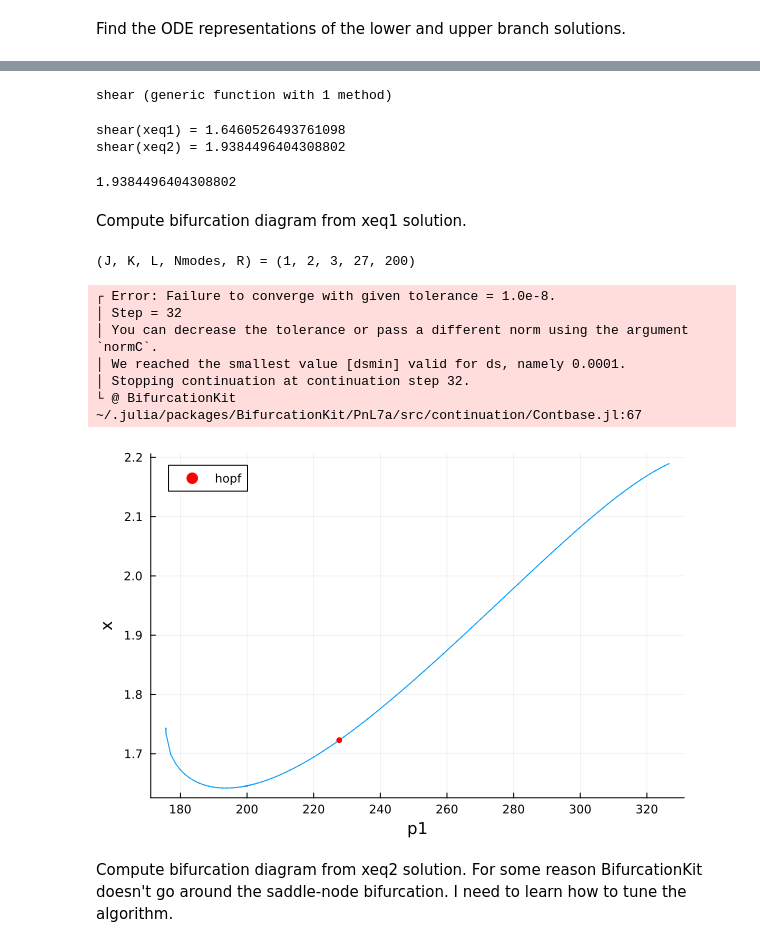
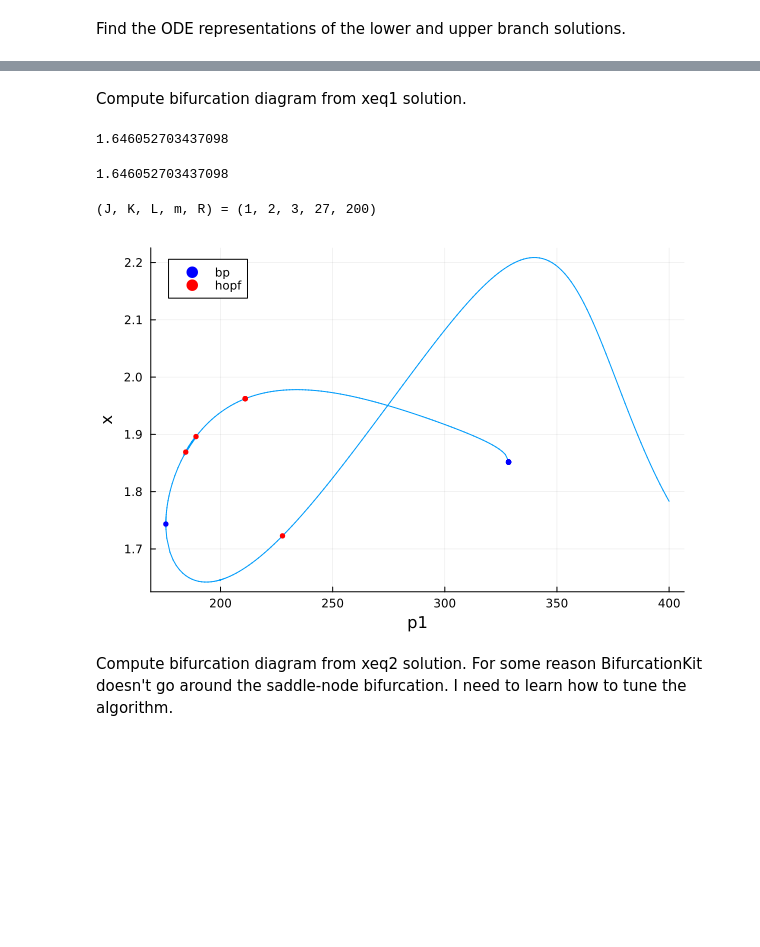
Before and after one commit to johnfgibson/CloudAtlas.jl, a Jupyter notebook: notebooks/continue-eqb.ipynb, the cells around one changed output, grey strips where cells are left out. Drawn from its saved outputs; the diff is of its cells as text; code cells hidden in the pictures; blank space fills up the shorter version.

```diff
--- a/notebooks/continue-eqb.ipynb
+++ b/notebooks/continue-eqb.ipynb
@@ -10,7 +10,7 @@ import BifurcationKit as BK
 
 using CloudAtlas
 
-display("text/html", "<style>.container { width:100% !important; }</style>")
+#display("text/html", "<style>.container { width:100% !important; }</style>")
 
 """
     myreaddlm(filename, cc='%')
@@ -25,13 +25,7 @@ function myreaddlm(filename; cc='%')
     X
 end
 
-# handy symmetry definitions
-id = Symmetry()
-sx = Symmetry(-1,1,1)
-sy = Symmetry(1,-1,1)
-sz = Symmetry(1,1,-1)
-tx = Symmetry(1,1,1, 1//2, 0//1)
-tz = Symmetry(1,1,1, 0//1, 1//2)
+sx, sy, sz, tx, tz = halfbox_symmetries()
 
 pwd()
 # %% [output]
@@ -43,12 +37,9 @@ This repeats some code from notebook `find-ode-eqb.ipynb`.
 # %%
 α, γ = 1.0, 2.0                     # Fourier wavenumbers α, γ = 2π/Lx, 2π/Lz
 J,K,L = 1,2,3                       # Bounds on Fourier modes (J,K) and wall-normal polynomials (L)
-
 H = [sx*sy*sz, sz*tx*tz]            # Generators of the symmetric subspace of the Nagata eqb
 
-@time ijkl = basisIndices(J,K,L, H) # Compute index set of H-symmetric basis elements Ψijkl
-@time Ψ = basisSet(α, γ, ijkl)      # Compute basis elements Ψijkl in the index set
-@time f, Df = ODEModel(Ψ);          # Do Galerkin projection, return f(x,R) for ODE dx/dt = f(x,R)
+model = ODEModel(α, γ, J, K, L, H)  # Construct ODE model by Galerkin projection
 
-@show Nmodes = length(Ψ)
+@show m = length(model);            # dimension of ODE model
 # %% [output]
@@ -112,50 +76,36 @@ Define function `shear(x)` for the observable in continuation diagrams
-# %%
-shearΨ = fill(0.0, Nmodes)
-for i=1:Nmodes
-    if Ψ[i].u[1].ejx.waveindex == 0 && Ψ[i].u[1].ekz.waveindex == 0
-        dΨudy = yderivative(Ψ[i].u[1])
-        shearΨ[i] = Ψ[i].u[1].coeff*(dΨudy.p(1.0)  + dΨudy.p(-1.0))/2
-    end
-end
-
-shear(x) = dot(shearΨ, x) + 1.0
-# %% [output]
-shear (generic function with 1 method)
-# %%
-@show shear(xeq1)
-@show shear(xeq2)
-# %% [output]
-shear(xeq1) = 1.6460526493761098
-shear(xeq2) = 1.9384496404308802
-1.9384496404308802
 # %% [markdown]
 Compute bifurcation diagram from xeq1 solution.
+# %%
+shear(xeq1, model)
+# %% [output]
+1.646052703437098
+# %%
+myshear = x -> shear(x,model)
+myshear(xeq1)
+# %% [output]
+1.646052703437098
 # %%
-@show J, K, L, Nmodes, R
+@show J, K, L, m, R
 
-fbk(x,p) = f(x,p[1])
-prob1 = BK.BifurcationProblem(fbk,
+fp(x,p) = model.f(x,p[1])
+prob1 = BK.BifurcationProblem(fp,
         xeq1,         # initial condition x0
         [Float64(R)], # set of parameters
         1;            # parameter index for continuation
         #record_from_solution = (x,p; k...) -> shear(x),
-        plot_solution = (x,p; k...) -> shear(x),
-        record_from_solution = (x,p; k...) -> shear(x),
+        plot_solution = (x,p; k...) -> myshear(x),
+        record_from_solution = (x,p; k...) -> myshear(x),
     )
-newtopts = BK.NewtonPar(1e-08, 25, false, BK.DefaultLS(), BK.DefaultEig(), false, 1.0, 0.01)
-contopts = BK.ContinuationPar(p_min = 100., p_max = 400., dsmax = 1.0, max_steps = 100, newton_options = newtopts)
+
+newtopts = BK.NewtonPar(1e-10, 25, false, BK.DefaultLS(), BK.DefaultEig(), false, 1.0, 0.01)
+contopts = BK.ContinuationPar(p_min = 100., p_max = 400., n_inversion=20, dsmin=1e-07, dsmax=1.0,
+    max_steps = 200, newton_options = newtopts)
 
 br1 = BK.continuation(prob1, BK.PALC(), contopts, bothside=true)
-#br1 = BK.continuation(prob1, BK.PALC(), contopts, bothside=true; finalise_solution = (x, p, step, contResult; k...) -> mySave(x, p, step, contResult, X))
+
 plot(br1)
 # %% [output]
-(J, K, L, Nmodes, R) = (1, 2, 3, 27, 200)
+(J, K, L, m, R) = (1, 2, 3, 27, 200)
-┌ Error: Failure to converge with given tolerance = 1.0e-8.
-│ Step = 32
-│ You can decrease the tolerance or pass a different norm using the argument `normC`.
-│ We reached the smallest value [dsmin] valid for ds, namely 0.0001.
-│ Stopping continuation at continuation step 32.
-└ @ BifurcationKit ~/.julia/packages/BifurcationKit/PnL7a/src/continuation/Contbase.jl:67
-[figure, old version]
+[figure, new version]
 # %% [markdown]
 Compute bifurcation diagram from xeq2 solution. For some reason BifurcationKit doesn't go around the saddle-node bifurcation. I need to learn how to tune the algorithm.
```
Also changed, not shown: parts of 7 cells of this notebook, 6 other files.
